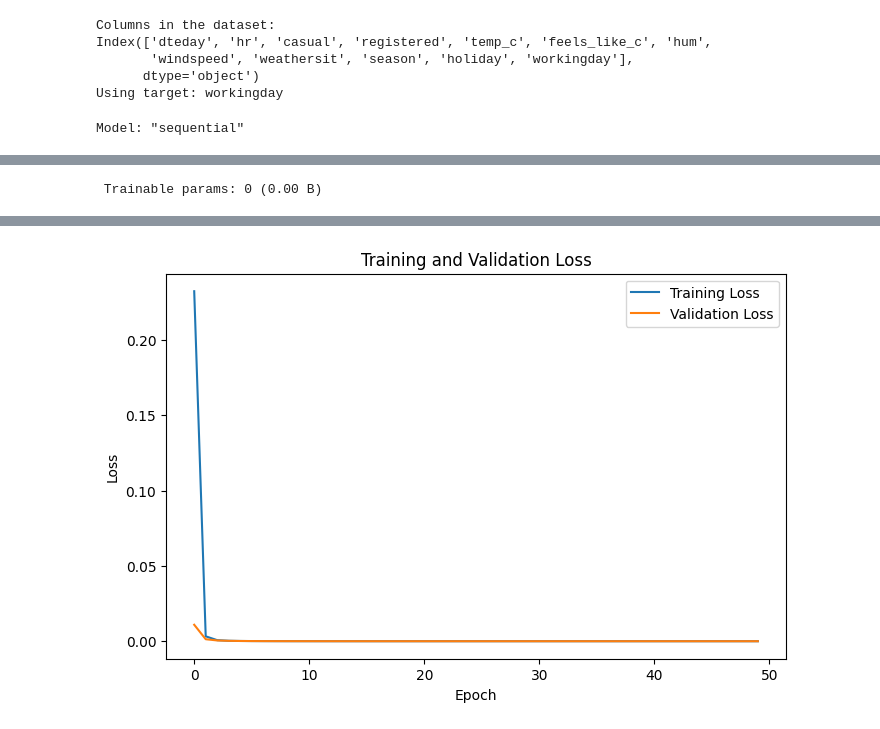
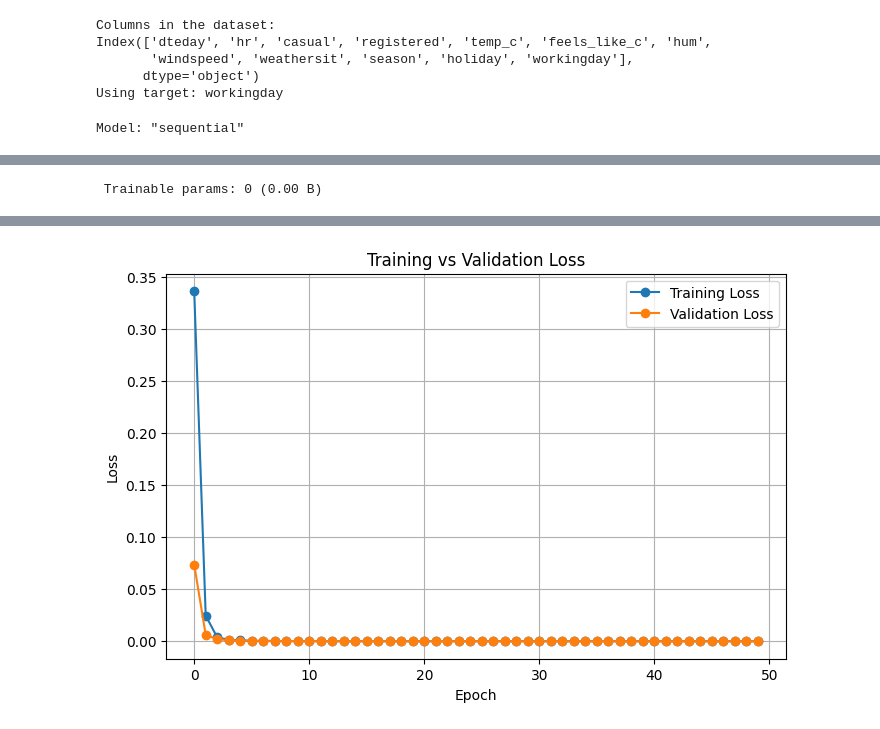
Before and after one commit to DenzilMuseruka/Python, a Jupyter notebook: notebooks/starter_bikes.ipynb, the cells around one changed output, grey strips where cells are left out. Saved outputs shown, nothing was run; the diff lists cells and outputs as text; code cells hidden in the pictures.

```diff
--- a/notebooks/starter_bikes.ipynb
+++ b/notebooks/starter_bikes.ipynb
@@ -5,16 +5,18 @@ from tensorflow import keras
 from tensorflow.keras import layers
 import matplotlib.pyplot as plt
 from sklearn.model_selection import train_test_split
+from sklearn.metrics import roc_curve, auc, confusion_matrix
+import numpy as np
 
-# Use nrows to load only a subset of the data (adjust the number as needed)
-url = 'https://raw.githubusercontent.com/byui-cse/cse450-course/master/data/bikes.csv'
-bikes = pd.read_csv(url, nrows=10000)  # Load 10,000 rows instead of the entire dataset
+# Load a subset of the training data to reduce memory usage
+data_url = 'https://raw.githubusercontent.com/byui-cse/cse450-course/master/data/bikes.csv'
+bikes = pd.read_csv(data_url, nrows=5000)  # Load only 5,000 rows for this example
 
-# Print columns to verify
+# Print dataset columns for verification
 print("Columns in the dataset:")
 print(bikes.columns)
 
-# Use 'workingday' as the target variable
+# Use 'workingday' as the target variable (binary classification: 0 = non-working day, 1 = working day)
 target = 'workingday'
 print("Using target:", target)
 
@@ -22,13 +24,13 @@ print("Using target:", target)
 features = bikes.drop(columns=[target])
 labels = bikes[target]
 
-# Convert categorical features to dummy variables (this may increase memory usage, so only include needed features)
+# Convert categorical features to dummy variables
 features = pd.get_dummies(features)
 
-# Split the data into training and testing sets
+# Split the data into training and testing sets (80/20 split)
 X_train, X_test, y_train, y_test = train_test_split(features, labels, test_size=0.2, random_state=42)
 
-# Create a normalization layer for the features
+# Create a normalization layer and adapt it to the training data
 normalizer = layers.Normalization(axis=-1)
 normalizer.adapt(X_train.values)
 
@@ -38,10 +40,10 @@ def build_model():
         normalizer,  # Normalize input features
         layers.Dense(64, activation='relu'),
         layers.Dense(64, activation='relu'),
-        layers.Dense(1, activation='sigmoid')  # Sigmoid output for binary classification
+        layers.Dense(1, activation='sigmoid')  # Sigmoid for binary output
     ])
 
-    # Compile the model with binary crossentropy loss and accuracy as a metric
+    # Compile the model using binary crossentropy loss and accuracy as the metric
     optimizer = tf.keras.optimizers.Adam(learning_rate=0.001)
     model.compile(loss='binary_crossentropy',
                   optimizer=optimizer,
@@ -51,33 +53,84 @@ def build_model():
 model = build_model()
 model.summary()
 
-# Optional callback to reduce learning rate if validation loss plateaus
+# Optional: Reduce learning rate if validation loss plateaus
 lr_callback = keras.callbacks.ReduceLROnPlateau(monitor='val_loss', factor=0.1, patience=10)
 
-# Train the model using a smaller batch size to reduce memory usage
+# Train the model
 history = model.fit(
     X_train,
     y_train,
-    epochs=50,  # Fewer epochs can help with memory usage during training
+    epochs=50,
     validation_split=0.2,
-    batch_size=32,  # Smaller batch size reduces memory requirements
+    batch_size=32,
     callbacks=[lr_callback],
     verbose=1
 )
 
-# Plot training and validation loss over epochs
+# -------------------------- Visuals for Reporting -------------------------- #
+
+# 1. Plot Training and Validation Loss
 plt.figure(figsize=(8, 5))
-plt.plot(history.history['loss'], label='Training Loss')
-plt.plot(history.history['val_loss'], label='Validation Loss')
+plt.plot(history.history['loss'], label='Training Loss', marker='o')
+plt.plot(history.history['val_loss'], label='Validation Loss', marker='o')
 plt.xlabel('Epoch')
 plt.ylabel('Loss')
+plt.title('Training vs Validation Loss')
 plt.legend()
-plt.title('Training and Validation Loss')
+plt.grid(True)
 plt.show()
 
-# Evaluate the model on the test set
-loss, accuracy = model.evaluate(X_test, y_test, verbose=2)
-print("Test set Accuracy: {:5.2f}%".format(accuracy * 100))
+# 2. Plot Training and Validation Accuracy
+plt.figure(figsize=(8, 5))
+plt.plot(history.history['accuracy'], label='Training Accuracy', marker='o')
+plt.plot(history.history['val_accuracy'], label='Validation Accuracy', marker='o')
+plt.xlabel('Epoch')
+plt.ylabel('Accuracy')
+plt.title('Training vs Validation Accuracy')
+plt.legend()
+plt.grid(True)
+plt.show()
+
+# 3. Plot ROC Curve and Calculate AUC
+# Get model predictions for test data
+y_pred_probs = model.predict(X_test).ravel()  # Probabilities for the positive class
+fpr, tpr, thresholds = roc_curve(y_test, y_pred_probs)
+roc_auc = auc(fpr, tpr)
+
+plt.figure(figsize=(8, 5))
+plt.plot(fpr, tpr, label=f'ROC curve (area = {roc_auc:.2f})', lw=2)
+plt.plot([0, 1], [0, 1], 'k--', lw=2)
+plt.xlabel('False Positive Rate')
+plt.ylabel('True Positive Rate')
+plt.title('Receiver Operating Characteristic (ROC) Curve')
+plt.legend(loc='lower right')
+plt.grid(True)
+plt.show()
+
+# 4. Plot Confusion Matrix
+# Convert predicted probabilities to binary predictions with threshold 0.5
+y_pred = (y_pred_probs >= 0.5).astype(int)
+cm = confusion_matrix(y_test, y_pred)
+print("Confusion Matrix:")
+print(cm)
+
+plt.figure(figsize=(6, 5))
+plt.imshow(cm, interpolation='nearest', cmap=plt.cm.Blues)
+plt.title('Confusion Matrix')
+plt.colorbar()
+tick_marks = np.arange(2)
+plt.xticks(tick_marks, ['Non-Working Day', 'Working Day'])
+plt.yticks(tick_marks, ['Non-Working Day', 'Working Day'])
+thresh = cm.max() / 2.
+for i in range(cm.shape[0]):
+    for j in range(cm.shape[1]):
+        plt.text(j, i, format(cm[i, j], 'd'),
+                 horizontalalignment="center",
+                 color="white" if cm[i, j] > thresh else "black")
+plt.ylabel('True label')
+plt.xlabel('Predicted label')
+plt.tight_layout()
+plt.show()
 # %% [output]
 Columns in the dataset:
 Index(['dteday', 'hr', 'casual', 'registered', 'temp_c', 'feels_like_c', 'hum',
@@ -119 +172 @@ Epoch 50/50
-[figure, old version]
+[figure, new version]
```
Also changed, not shown: parts of 1 cell of this notebook.
